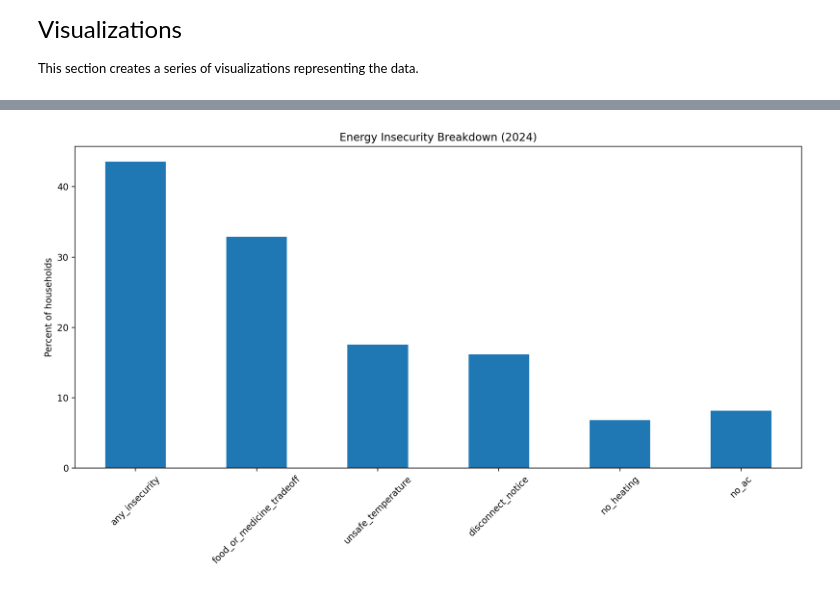
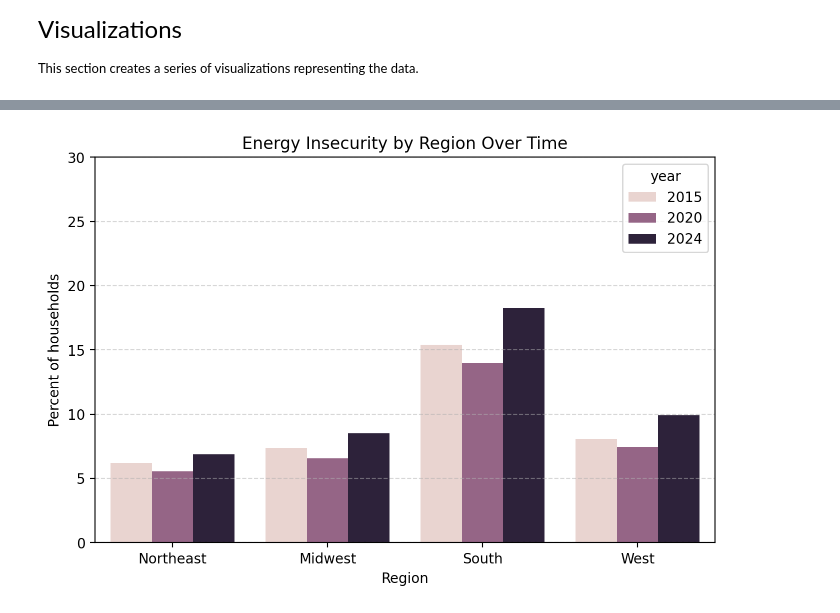
Before and after one commit to hilarybg/energy-insecurity, a Jupyter notebook: 02_recs_analysis.ipynb, the cells around one changed output, grey strips where cells are left out. Saved outputs shown, nothing was run; the diff lists cells and outputs as text; code cells hidden in the pictures.

```diff
--- a/02_recs_analysis.ipynb
+++ b/02_recs_analysis.ipynb
@@ -230,0 +270,6 @@ df_all.head()
+# %%
+# Confirm and check the subsets of the first column
+
+df_all["category_type"] = df_all["category"].apply(classify_category)
+
+df_all["category_type"].value_counts()
@@ -279,13 +342,33 @@ plt.show()
 # %%
-# Compare the metrics from the most recent survey
-df_2024_us = df_all[(df_all["year"] == 2024) & (df_all["region"] == "All homes")]
+# Compare energy insecurity by region
+regions = ["Northeast", "Midwest", "South", "West"]
 
-df_2024_us[metrics].T.plot(kind="bar", legend=False)
+df_regions = df_all[
+    (df_all["category_type"] == "region") &
+    (df_all["category"].isin(regions))
+]
 
-plt.title("Energy Insecurity Breakdown (2024)")
+import seaborn as sns
+import matplotlib.pyplot as plt
+
+plt.figure(figsize=(8,5))
+
+sns.barplot(
+    data=df_regions,
+    x="category",
+    y="any_insecurity",
+    hue="year",
+    order=regions
+)
+
+plt.title("Energy Insecurity by Region Over Time")
+plt.xlabel("Region")
 plt.ylabel("Percent of households")
-plt.xticks(rotation=45)
-plt.tight_layout()
+
+plt.ylim(0, 30)
+plt.grid(axis="y", linestyle="--", alpha=0.5)
+
+plt.savefig("../communication/figures/region.png", bbox_inches="tight")
 plt.show()
 # %% [output]
-[figure, old version]
+[figure, new version]
```
Also changed, not shown: parts of 8 cells of this notebook.
